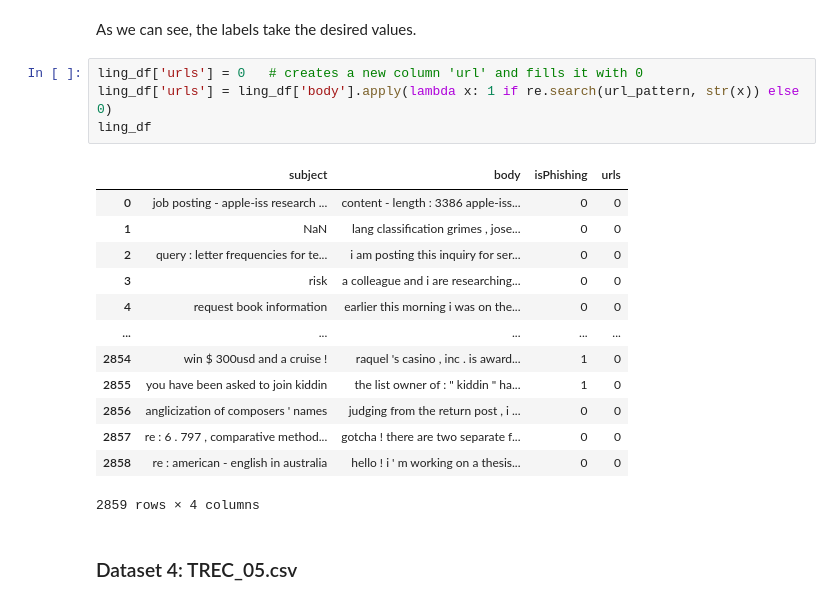
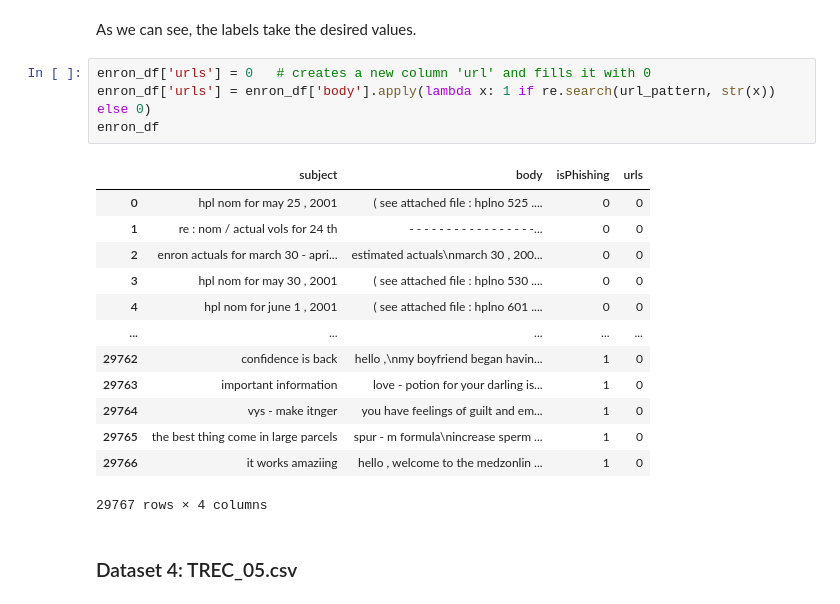
Before and after one commit to alizair/anti-phish-model, a Jupyter notebook: notebooks/Preprocessing.ipynb, the cells around one changed output. Drawn from its saved outputs; the diff is of its cells as text.

```diff
--- a/notebooks/Preprocessing.ipynb
+++ b/notebooks/Preprocessing.ipynb
@@ -256,23 +256,23 @@ array([0, 1])
 # %% [markdown]
 As we can see, the labels take the desired values.
 # %%
-ling_df['urls'] = 0   # creates a new column 'url' and fills it with 0
-ling_df['urls'] = ling_df['body'].apply(lambda x: 1 if re.search(url_pattern, str(x)) else 0)
-ling_df
+enron_df['urls'] = 0   # creates a new column 'url' and fills it with 0
+enron_df['urls'] = enron_df['body'].apply(lambda x: 1 if re.search(url_pattern, str(x)) else 0)
+enron_df
 # %% [output]
 |  | subject | body | isPhishing | urls |
-| 0 | job posting - apple-iss research ... | content - length : 3386 apple-iss... | 0 | 0 |
-| 1 | NaN | lang classification grimes , jose... | 0 | 0 |
-| 2 | query : letter frequencies for te... | i am posting this inquiry for ser... | 0 | 0 |
-| 3 | risk | a colleague and i are researching... | 0 | 0 |
-| 4 | request book information | earlier this morning i was on the... | 0 | 0 |
+| 0 | hpl nom for may 25 , 2001 | ( see attached file : hplno 525 .... | 0 | 0 |
+| 1 | re : nom / actual vols for 24 th | - - - - - - - - - - - - - - - - -... | 0 | 0 |
+| 2 | enron actuals for march 30 - apri... | estimated actuals\nmarch 30 , 200... | 0 | 0 |
+| 3 | hpl nom for may 30 , 2001 | ( see attached file : hplno 530 .... | 0 | 0 |
+| 4 | hpl nom for june 1 , 2001 | ( see attached file : hplno 601 .... | 0 | 0 |
 | ... | ... | ... | ... | ... |
-| 2854 | win $ 300usd and a cruise ! | raquel 's casino , inc . is award... | 1 | 0 |
-| 2855 | you have been asked to join kiddin | the list owner of : " kiddin " ha... | 1 | 0 |
-| 2856 | anglicization of composers ' names | judging from the return post , i ... | 0 | 0 |
-| 2857 | re : 6 . 797 , comparative method... | gotcha ! there are two separate f... | 0 | 0 |
-| 2858 | re : american - english in australia | hello ! i ' m working on a thesis... | 0 | 0 |
+| 29762 | confidence is back | hello ,\nmy boyfriend began havin... | 1 | 0 |
+| 29763 | important information | love - potion for your darling is... | 1 | 0 |
+| 29764 | vys - make itnger | you have feelings of guilt and em... | 1 | 0 |
+| 29765 | the best thing come in large parcels | spur - m formula\nincrease sperm ... | 1 | 0 |
+| 29766 | it works amaziing | hello , welcome to the medzonlin ... | 1 | 0 |
-2859 rows × 4 columns
+29767 rows × 4 columns
 # %% [markdown]
 ### Dataset 4: TREC_05.csv
 # %%
```
Also changed, not shown: parts of 7 cells of this notebook.
